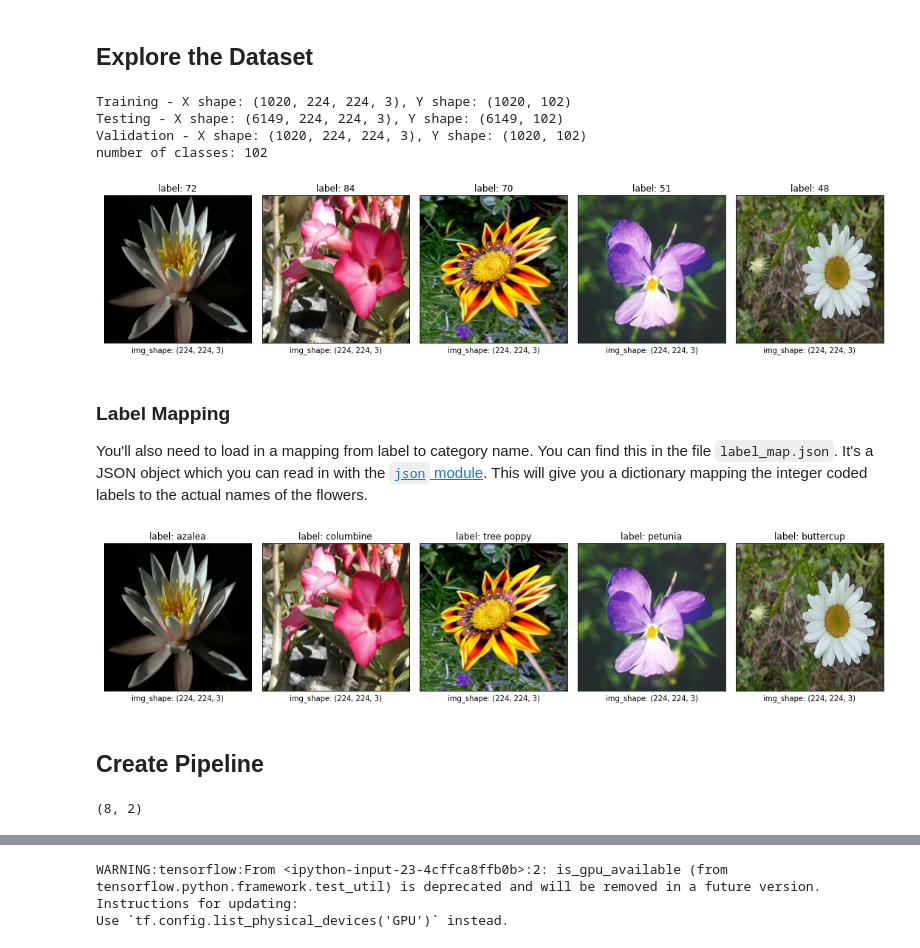
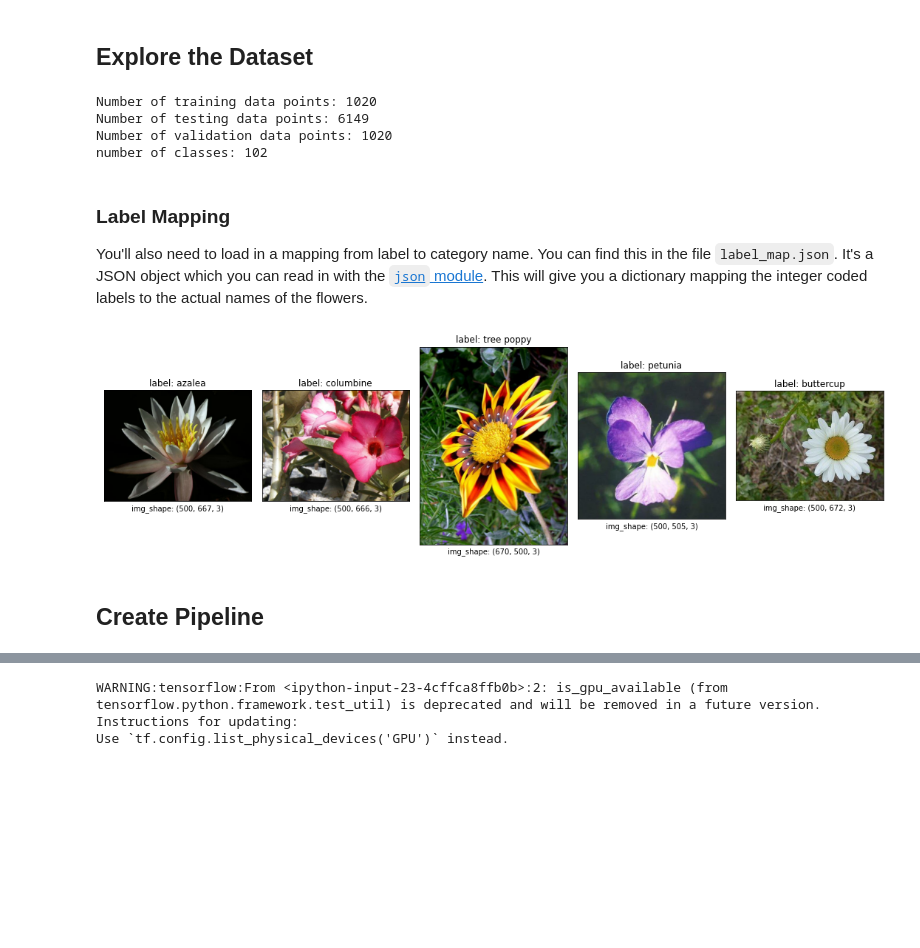
Before and after one commit to CheloGE/ML-tensorflow-Image_classifier-oxford_flowers102, a Jupyter notebook: Project_Image_Classifier_Project.ipynb, the cells around one changed output, grey strips where cells are left out. Drawn from its saved outputs; the diff is of its cells as text; code cells hidden in the pictures; blank space fills up the shorter version.

```diff
--- a/Project_Image_Classifier_Project.ipynb
+++ b/Project_Image_Classifier_Project.ipynb
@@ -102,7 +105,7 @@ Y_test = test_data['labels']
 # Visualizing data
 fig = plt.figure(figsize=(15,15))
 i=0
-for image, label in zip(X_train.head(),Y_train.head()):
+for image, label in dataset['train'].take(5):
     ax = fig.add_subplot(1,5,i+1)
     ax.set_xticks([])
     ax.set_yticks([])
@@ -168,30 +121,17 @@ Y_validation_oneHot = oneHotEncode(Y_validation)
 # %% [markdown]
 ## Explore the Dataset
-# %%
-print(f"Training - X shape: {X_train.shape}, Y shape: {Y_train_oneHot.shape}")
-print(f"Testing - X shape: {X_test.shape}, Y shape: {Y_test_oneHot.shape}")
-print(f"Validation - X shape: {X_validation.shape}, Y shape: {Y_validation_oneHot.shape}")
-print(f"number of classes: {Y_train_oneHot.shape[1]}")
-# %% [output]
-Training - X shape: (1020, 224, 224, 3), Y shape: (1020, 102)
-Testing - X shape: (6149, 224, 224, 3), Y shape: (6149, 102)
-Validation - X shape: (1020, 224, 224, 3), Y shape: (1020, 102)
-number of classes: 102
-# %%
-# Visualizing first 5 training images
-fig = plt.figure(figsize=(15,15))
-i=0
-for image, label in zip(X_train[:5], Y_train[:5]):
-    ax = fig.add_subplot(1,5,i+1)
-    ax.set_xticks([])
-    ax.set_yticks([])
-    plt.imshow(normalize_image(image, a=0, b=1, initial_range=[-1,1]))
-    plt.title(f"label: {label}")
-    plt.xlabel(f"img_shape: {image.shape}")
-    i=i+1;
-fig.tight_layout()
-# %% [output]
-[figure, removed]
+# %%
+# Print out dataset info
+print(f"Number of training data points: {dataset_info.splits['train'].num_examples}")
+print(f"Number of testing data points: {dataset_info.splits['test'].num_examples}")
+print(f"Number of validation data points: {dataset_info.splits['validation'].num_examples}")
+no_classes = dataset_info.features['label'].num_classes
+print(f"number of classes: {no_classes}")
+# %% [output]
+Number of training data points: 1020
+Number of testing data points: 6149
+Number of validation data points: 1020
+number of classes: 102
 # %% [markdown]
 ### Label Mapping
 
@@ -204,17 +144,17 @@ class_names = {int(k):v for k,v in class_names.items()}
 # %%
 # Visualizing first 5 training images
 fig = plt.figure(figsize=(15,15))
 i=0
-for image, label in zip(X_train[:5], Y_train[:5]):
+for image, label in dataset['train'].take(5):
     ax = fig.add_subplot(1,5,i+1)
     ax.set_xticks([])
     ax.set_yticks([])
-    plt.imshow(normalize_image(image, a=0, b=1, initial_range=[-1,1]))
-    plt.title(f"label: {class_names[label]}")
+    plt.imshow(image)
+    plt.title(f"label: {class_names[label.numpy()]}")
     plt.xlabel(f"img_shape: {image.shape}")
     i=i+1;
 fig.tight_layout()
 # %% [output]
-[figure, old version]
+[figure, new version]
 # %% [markdown]
 ## Create Pipeline
@@ -252,5 +160,0 @@ def get_batches(batch_size, features, labels):
-# %%
-# Sanity check
-get_batches(128, X_train, Y_train_oneHot).shape
-# %% [output]
-(8, 2)
```
Also changed, not shown: parts of 20 cells of this notebook.
